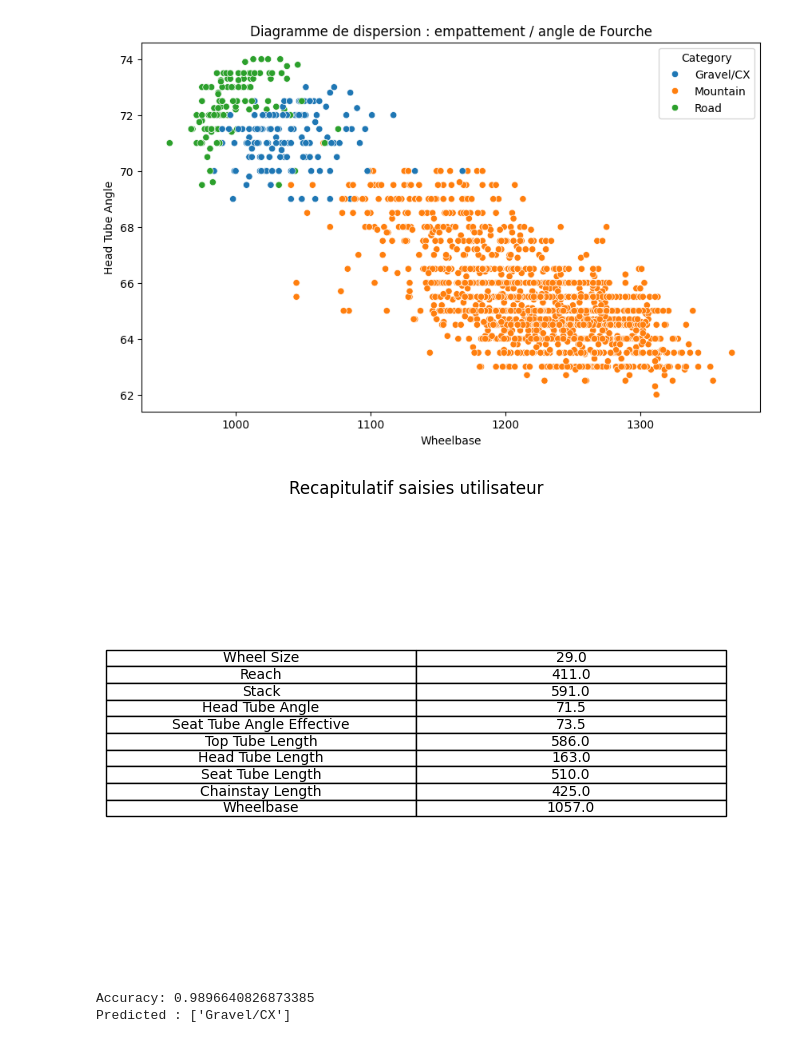
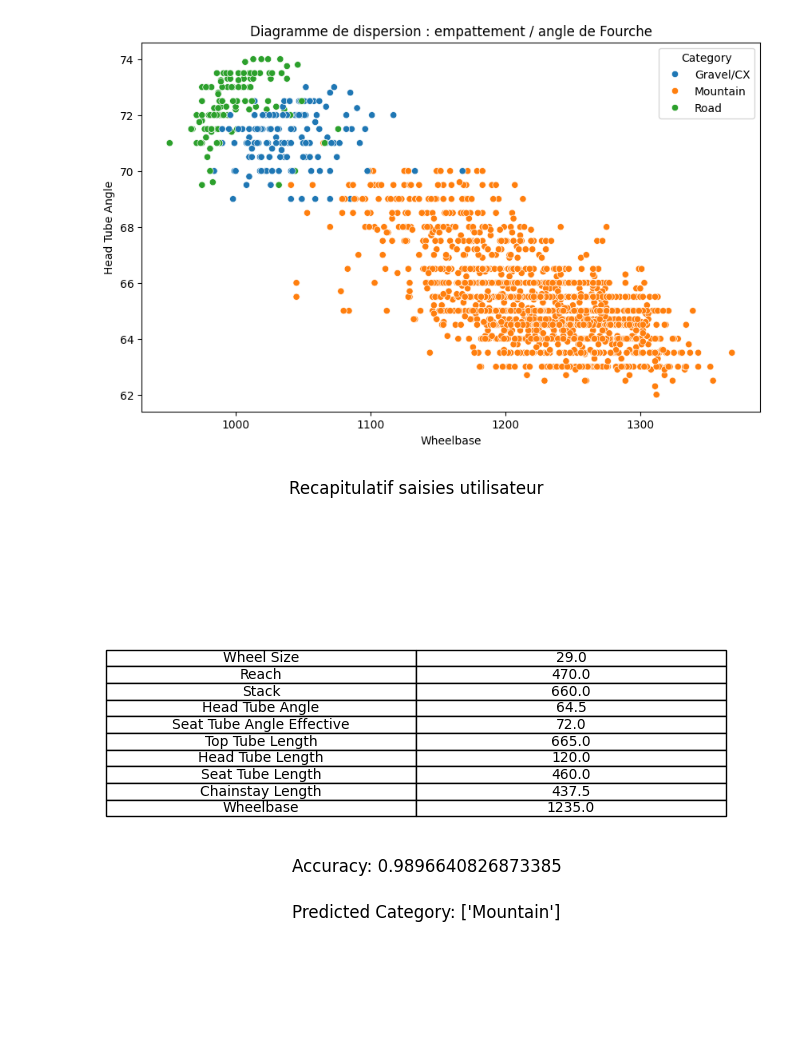
Before and after one commit to ethantoutlemonde/DataMining, a Jupyter notebook: projet.ipynb, the cells around one changed output. Drawn from its saved outputs; the diff is of its cells as text; code cells hidden in the pictures; blank space fills up the shorter version.

```diff
--- a/projet.ipynb
+++ b/projet.ipynb
@@ -58,40 +58,39 @@ stack = float(input("Stack : "))
 headTubeAngle = float(input("Head Tube Angle : "))
 seatTubeAngleEffective = float(input("Seat Tube Angle Effective : "))
 topTubeLength = float(input("Top Tube Length : "))
 headTubeLength = float(input("Head Tube Length : "))
 seatTubeLength = float(input("Seat Tube Length : "))
 chainstayLength = float(input("Chainstay Length : "))
 wheelbase = float(input("Wheelbase : "))
 
 Xnew1_values = {'Wheel Size': wheelSize, 'Reach': reach, 'Stack': stack, 'Head Tube Angle': headTubeAngle,
                'Seat Tube Angle Effective': seatTubeAngleEffective, 'Top Tube Length': topTubeLength, 'Head Tube Length': headTubeLength,
                'Seat Tube Length': seatTubeLength, 'Chainstay Length': chainstayLength, 'Wheelbase': wheelbase}
 
+
+Xnew1 = pd.DataFrame([Xnew1_values], dtype=float)
+Xnew1 = Xnew1.reindex(columns=X.columns, fill_value=0) # 0 si colones vides / non presentes dans Xnew1
+predicted_category1 = model.predict(Xnew1)
+
 plt.figure(figsize=(8, 6))
 plt.table(cellText=[[key, Xnew1_values[key]] for key in Xnew1_values.keys()],
           cellLoc='center', loc='center')
 plt.axis('off')
 plt.title('Recapitulatif saisies utilisateur')
+plt.text(0.3, 0.2, f'Accuracy: {accuracy}', fontsize=12)
+plt.text(0.3, 0.1, f'Predicted Category: {predicted_category1}', fontsize=12)
 plt.show()
 
-Xnew1 = pd.DataFrame([Xnew1_values], dtype=float)
-Xnew1 = Xnew1.reindex(columns=X.columns, fill_value=0) # 0 si colones vides / non presentes dans Xnew1
-predicted_category1 = model.predict(Xnew1)
-
-print(f'Accuracy: {accuracy}')
-print("Predicted :", predicted_category1)
 
 del Xnew1
 
 
 
 # 29, 470, 660, 64.5, 72, 665, 120, 460, 437.5, 1235 -> scout
-# 28, 410.1, 651.7, 73.4, 72, 620, 239, 600, 411, 1040 -> pina
+# 28, 410.1, 651.7, 73.4, 72, 620, 239, 600, 411, 1020 -> pina
 # 29.0, 411.0, 591.0, 71.5, 73.5, 586.0, 163.0, 510.0, 425.0, 1057.0 -> grail
 # %% [output]
 [figure]
 [figure]
 [figure]
-[figure, old version]
+[figure, new version]
-Accuracy: 0.9896640826873385
-Predicted : ['Gravel/CX']
```
